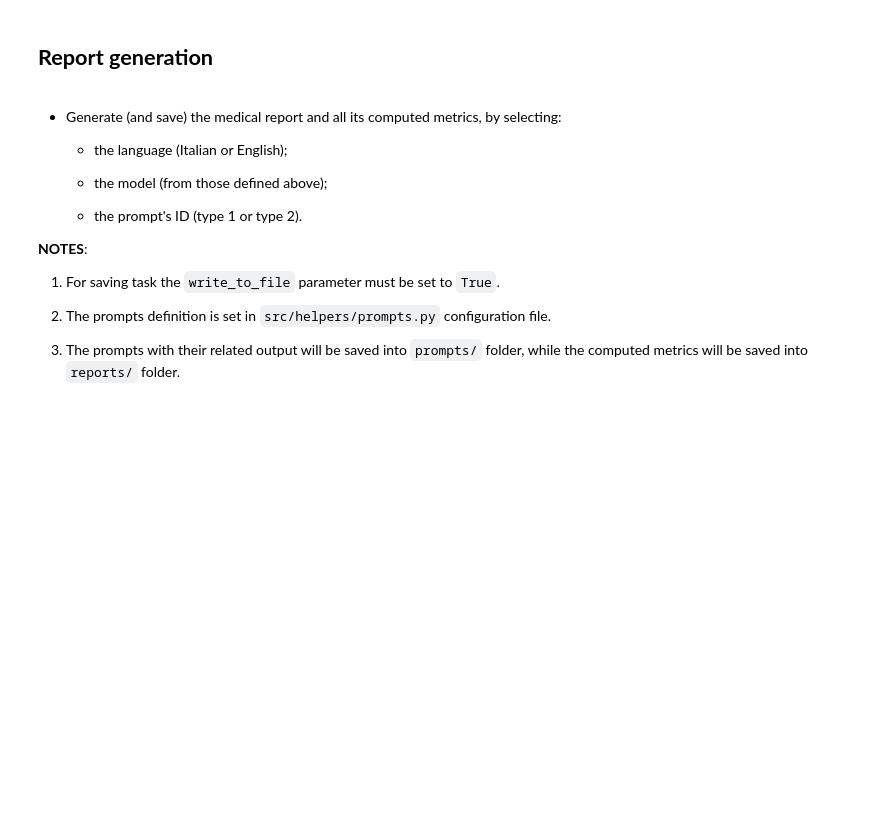
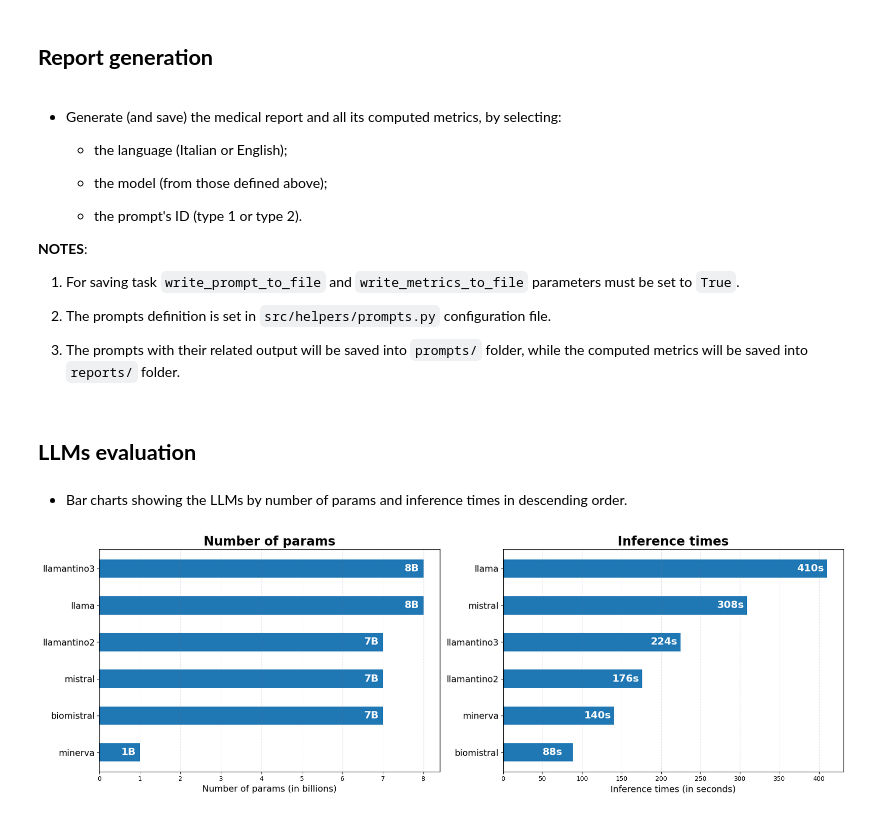
Before and after one commit to albertovalerio/brain-tumor-segmentation-with-explainability, a Jupyter notebook: notebooks/4-explainability.ipynb, the cells around one changed output. Drawn from its saved outputs; the diff is of its cells as text; code cells hidden in the pictures; blank space fills up the shorter version.

Commit message:
Added LLM evaluation graphs

```diff
--- a/notebooks/4-explainability.ipynb
+++ b/notebooks/4-explainability.ipynb
@@ -12,3 +15,8 @@ from src.modules.explainability import get_explanations
+# %%
+_config = get_config()
+reports_path = os.path.join(_base_path, _config.get('REPORT_FOLDER'))
+if platform == 'win32':
+	reports_path = reports_path.replace('/', '\\')
 # %% [markdown]
 - Printing available language models.
 
@@ -51,7 +59,7 @@ llamantino3    LLaMAntino-3-ANITA-8B-Inst-DPO-ITA
 
 **NOTES**:
 
-1. For saving task the `write_to_file` parameter must be set to `True`.
+1. For saving task `write_prompt_to_file` and `write_metrics_to_file` parameters must be set to `True`.
 
 2. The prompts definition is set in `src/helpers/prompts.py` configuration file.
 
@@ -69,0 +80,8 @@ output, metrics = get_explanations(
+# %% [markdown]
+## **LLMs evaluation**
+# %% [markdown]
+- Bar charts showing the LLMs by number of params and inference times in descending order.
+# %%
+plot.llms_metrics(reports_path)
+# %% [output]
+[figure, added]
```
Also changed, not shown: parts of 11 cells of this notebook, 7 other files.
